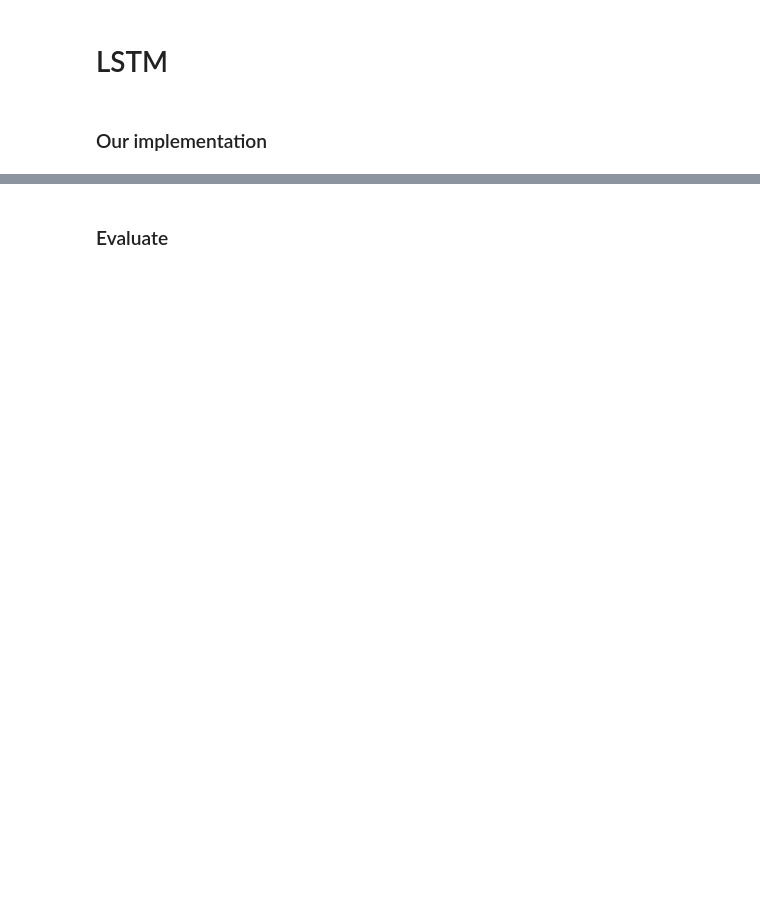
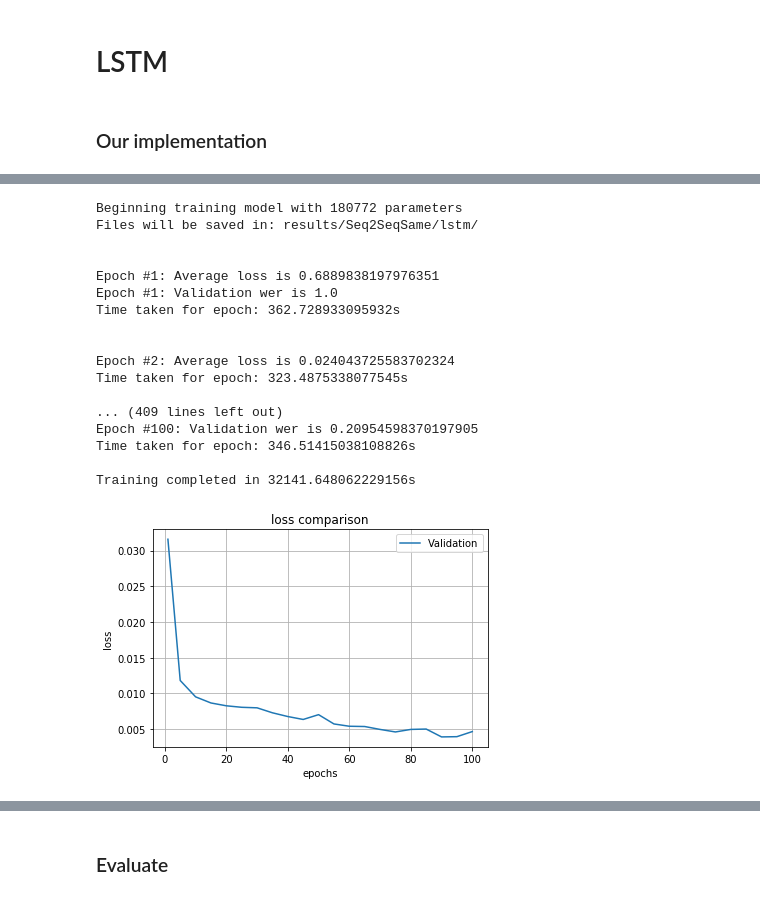
Before and after one commit to Neeratyoy/SequenceModelling, a Jupyter notebook: src/Seq2Seq-same.ipynb, the cells around one changed output, grey strips where cells are left out. Drawn from its saved outputs; the diff is of its cells as text; code cells hidden in the pictures; blank space fills up the shorter version.

```diff
--- a/src/Seq2Seq-same.ipynb
+++ b/src/Seq2Seq-same.ipynb
@@ -62,32 +60,31 @@ Validation data size:  2000
 Test data size:        1000
 # %% [markdown]
 # LSTM
+# %%
+# Input dim
+input_dim = babi.max_vocab_size
+# Number of hidden nodes
+hidden_dim = 128
+# Number of output nodes
+output_dim = babi.max_vocab_size
+# Number of LSTMs cells to be stacked
+layers = 1
+# Boolean value for bidirectioanl or not
+bidirectional = True
+# Boolean value to use LayerNorm or not
+layernorm = True
 # %% [markdown]
 ### Our implementation
 # %%
-# Input dim
-input_dim = babi.max_vocab_size
-# Number of hidden nodes
-hidden_dim = 256
-# Number of output nodes
-output_dim = babi.max_vocab_size
-# Number of LSTMs cells to be stacked
-layers = 1
-# Boolean value for bidirectioanl or not
-bidirectional = True
-# Boolean value to use LayerNorm or not
-layernorm = True
-
 from seq_seq_same import LSTMSeq2SeqSame
 
-our = LSTMSeq2SeqSame(input_dim=input_dim, hidden_dim=hidden_dim,
-                      output_dim=output_dim, layers=layers,
-                      bidirectional=bidirectional, layernorm=layernorm).to(device)
+our = LSTMSeq2SeqSame(input_dim=input_dim, hidden_dim=hidden_dim, output_dim=output_dim,
+                        layers=layers, bidirectional=bidirectional, layernorm=layernorm).to(device)
 
 print("Our implementation\n{}".format("=" * len("Our implementation")))
 print("# of parameters: {}".format(our.count_parameters()))
 for name, param in our.named_parameters():
-    print("{:<40}: {}".format(name, param.shape))
+    print("{:<25}: {}".format(name, param.shape))
 # %% [output]
 Our implementation
 ==================
@@ -116,0 +113,23 @@ out_dir = '/content/drive/My Drive/colab/hpo/seq_seq_same/600k/LSTM/'
+# %%
+our, our_stats = task_our.train(epochs=100, train_loader=train_loader, valid_loader=valid_loader,
+                                out_dir='results/Seq2SeqSame/lstm/', freq=5, vocab=babi.vocab,
+                                wer_dict=babi.wer_dict, train_eval=False)
+# %% [output]
+Beginning training model with 180772 parameters
+Files will be saved in: results/Seq2SeqSame/lstm/
+
+
+Epoch #1: Average loss is 0.6889838197976351
+Epoch #1: Validation wer is 1.0
+Time taken for epoch: 362.728933095932s
+
+
+Epoch #2: Average loss is 0.024043725583702324
+Time taken for epoch: 323.4875338077545s
+
+... (409 lines left out)
+Epoch #100: Validation wer is 0.20954598370197905
+Time taken for epoch: 346.51415038108826s
+
+Training completed in 32141.648062229156s
+[figure, added]
```
Also changed, not shown: parts of 40 cells of this notebook.
